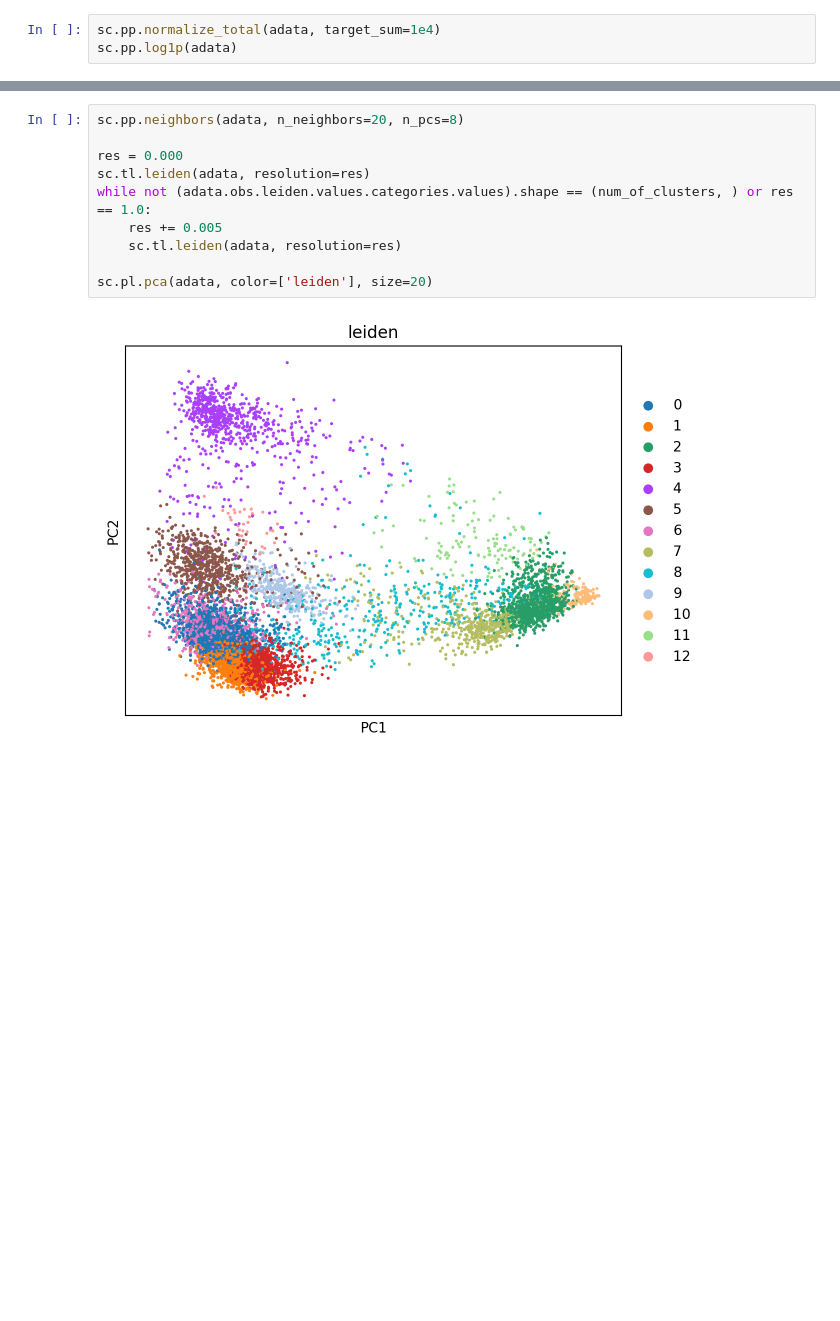
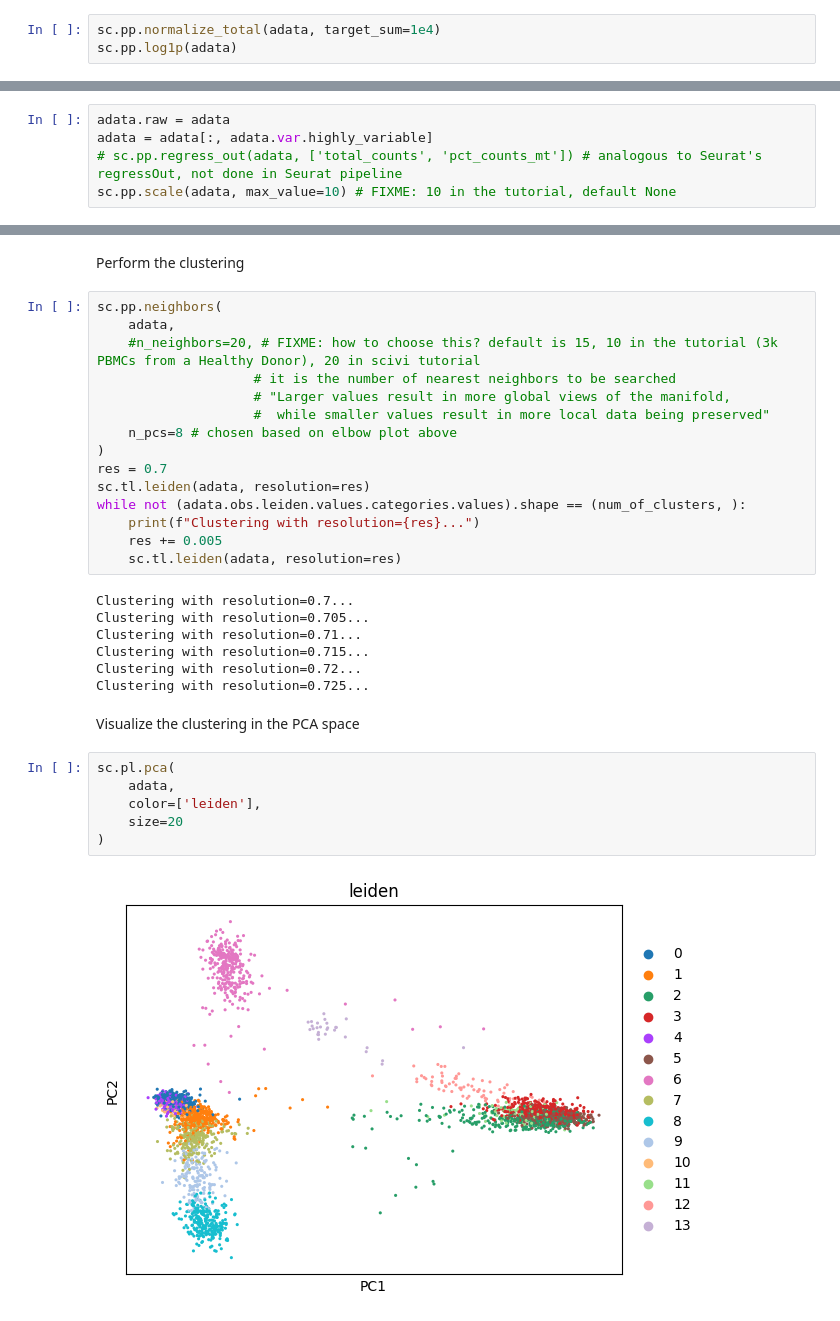
Before and after one commit to arcotan/single-cell-data-analysis, a Jupyter notebook: tools/scanpy/scanpy_PBMC2.ipynb, the cells around one changed output, grey strips where cells are left out. Saved outputs shown, nothing was run; the diff lists cells and outputs as text; blank space fills up the shorter version.

```diff
--- a/tools/scanpy/scanpy_PBMC2.ipynb
+++ b/tools/scanpy/scanpy_PBMC2.ipynb
@@ -52,0 +67,5 @@ sc.pp.scale(adata)
+# %%
+adata.raw = adata
+adata = adata[:, adata.var.highly_variable]
+# sc.pp.regress_out(adata, ['total_counts', 'pct_counts_mt']) # analogous to Seurat's regressOut, not done in Seurat pipeline
+sc.pp.scale(adata, max_value=10) # FIXME: 10 in the tutorial, default None
@@ -58,12 +81,34 @@ sc.pl.pca_variance_ratio(adata, log=True)
+# %% [markdown]
+Perform the clustering
 # %%
-sc.pp.neighbors(adata, n_neighbors=20, n_pcs=8)
-
-res = 0.000
+sc.pp.neighbors(
+    adata,
+    #n_neighbors=20, # FIXME: how to choose this? default is 15, 10 in the tutorial (3k PBMCs from a Healthy Donor), 20 in scivi tutorial
+                    # it is the number of nearest neighbors to be searched
+                    # "Larger values result in more global views of the manifold,
+                    #  while smaller values result in more local data being preserved"
+    n_pcs=8 # chosen based on elbow plot above
+)
+res = 0.7
 sc.tl.leiden(adata, resolution=res)
-while not (adata.obs.leiden.values.categories.values).shape == (num_of_clusters, ) or res == 1.0:
+while not (adata.obs.leiden.values.categories.values).shape == (num_of_clusters, ):
+    print(f"Clustering with resolution={res}...")
     res += 0.005
     sc.tl.leiden(adata, resolution=res)
-
-sc.pl.pca(adata, color=['leiden'], size=20)
 # %% [output]
-[figure, removed]
+Clustering with resolution=0.7...
+Clustering with resolution=0.705...
+Clustering with resolution=0.71...
+Clustering with resolution=0.715...
+Clustering with resolution=0.72...
+Clustering with resolution=0.725...
+# %% [markdown]
+Visualize the clustering in the PCA space
+# %%
+sc.pl.pca(
+    adata,
+    color=['leiden'],
+    size=20
+)
+# %% [output]
+[figure, added]
```
Also changed, not shown: parts of 27 cells of this notebook, 29 other files.
